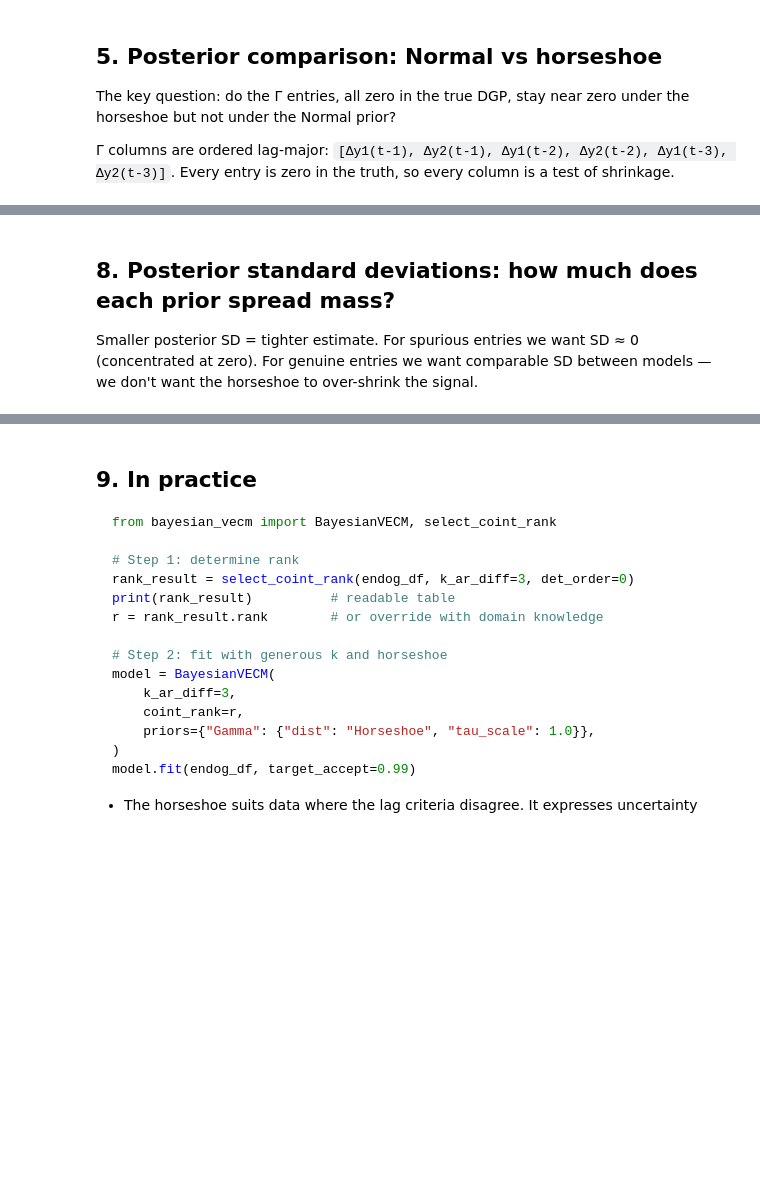
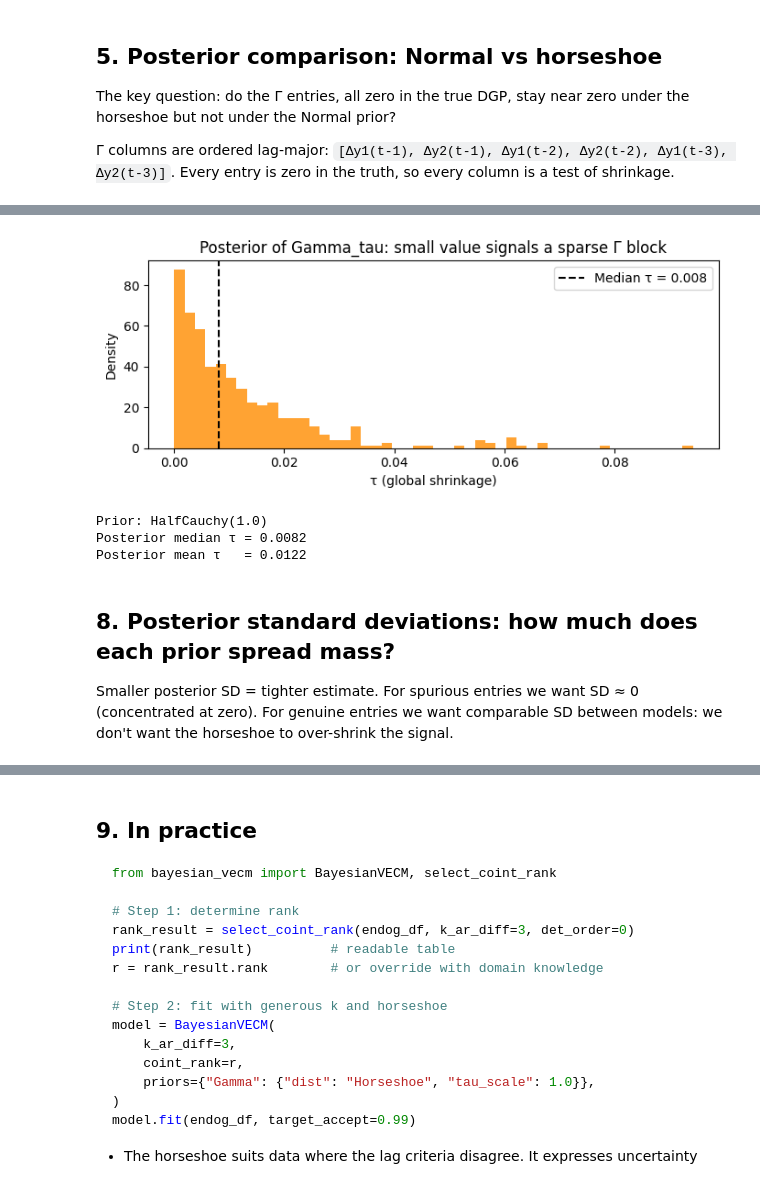
Before and after one commit to raz1470/bayesian_vecm, a Jupyter notebook: notebooks/build/10_horseshoe_prior_walkthrough.ipynb, the cells around one changed output, grey strips where cells are left out. Cells and saved outputs as stored; diff of their text form; code cells hidden in the pictures; blank space fills up the shorter version.

```diff
--- a/notebooks/build/10_horseshoe_prior_walkthrough.ipynb
+++ b/notebooks/build/10_horseshoe_prior_walkthrough.ipynb
@@ -229,28 +287,33 @@ The global scale τ controls overall sparsity. A small τ posterior means the da
 # %%
 tau_draws = model_hs.idata.posterior["Gamma_tau"].values.ravel()
 
 fig, ax = plt.subplots(figsize=(7, 3))
 ax.hist(tau_draws, bins=50, density=True, color="darkorange", alpha=0.8)
 ax.axvline(
     np.median(tau_draws),
     color="black",
     ls="--",
     lw=1.5,
     label=f"Median τ = {np.median(tau_draws):.3f}",
 )
 ax.set_xlabel("τ (global shrinkage)")
 ax.set_ylabel("Density")
-ax.set_title("Posterior of Gamma_tau — small value signals a sparse Γ block")
+ax.set_title("Posterior of Gamma_tau: small value signals a sparse Γ block")
 ax.legend()
 plt.tight_layout()
 plt.show()
 print("Prior: HalfCauchy(1.0)")
 print(f"Posterior median τ = {np.median(tau_draws):.4f}")
 print(f"Posterior mean τ   = {np.mean(tau_draws):.4f}")
+# %% [output]
+[figure, added]
+Prior: HalfCauchy(1.0)
+Posterior median τ = 0.0082
+Posterior mean τ   = 0.0122
 # %% [markdown]
 ## 8. Posterior standard deviations: how much does each prior spread mass?
 
-Smaller posterior SD = tighter estimate. For spurious entries we want SD ≈ 0 (concentrated at zero). For genuine entries we want comparable SD between models — we don't want the horseshoe to over-shrink the signal.
+Smaller posterior SD = tighter estimate. For spurious entries we want SD ≈ 0 (concentrated at zero). For genuine entries we want comparable SD between models: we don't want the horseshoe to over-shrink the signal.
 # %%
 # Repeat the lag pattern for each row of Gamma (k_rows times)
 lag_pattern = ["lag 1"] * 2 + ["lag 2"] * 2 + ["lag 3"] * 2
```
Also changed, not shown: parts of 14 cells of this notebook, 16 other files.
